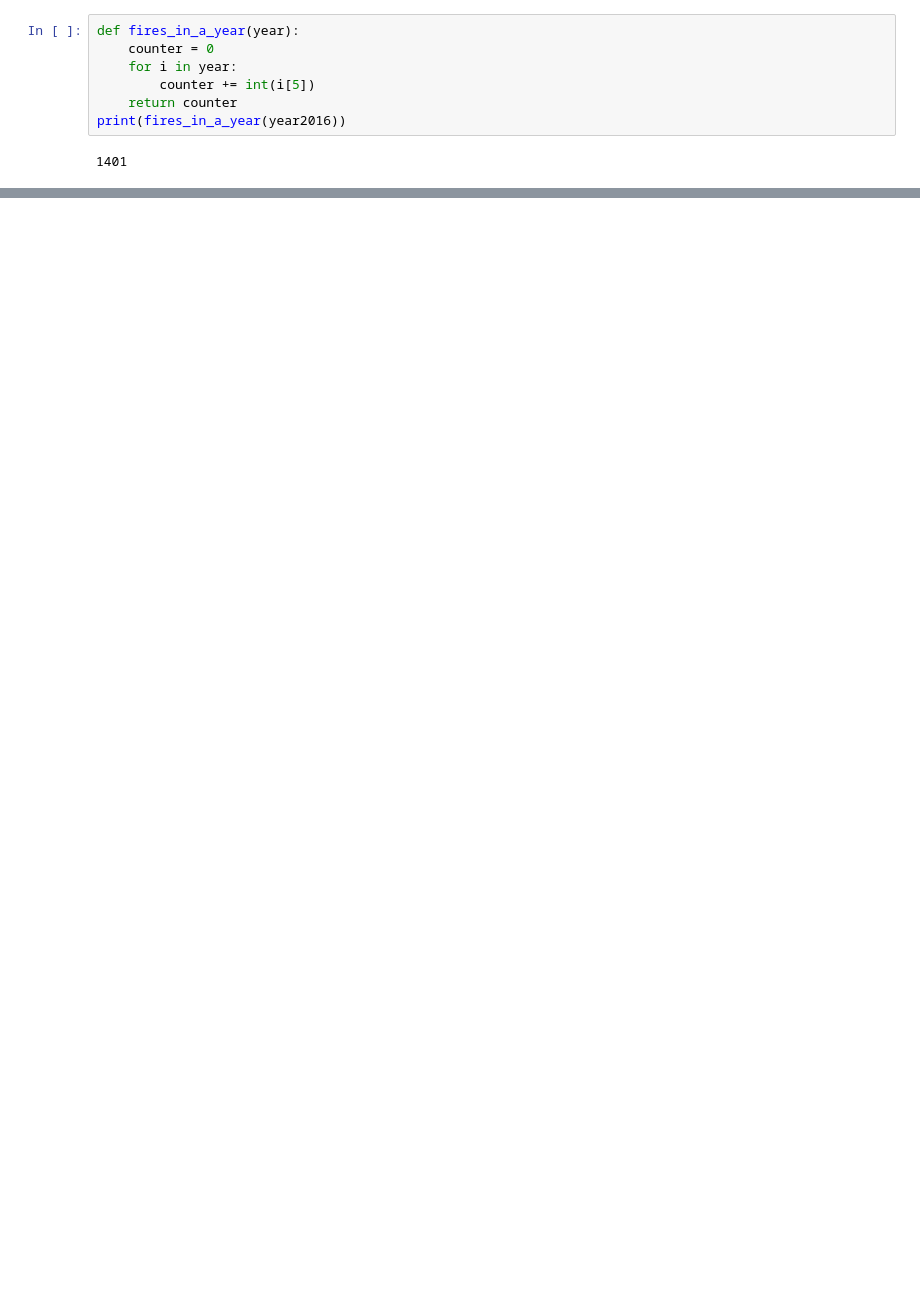
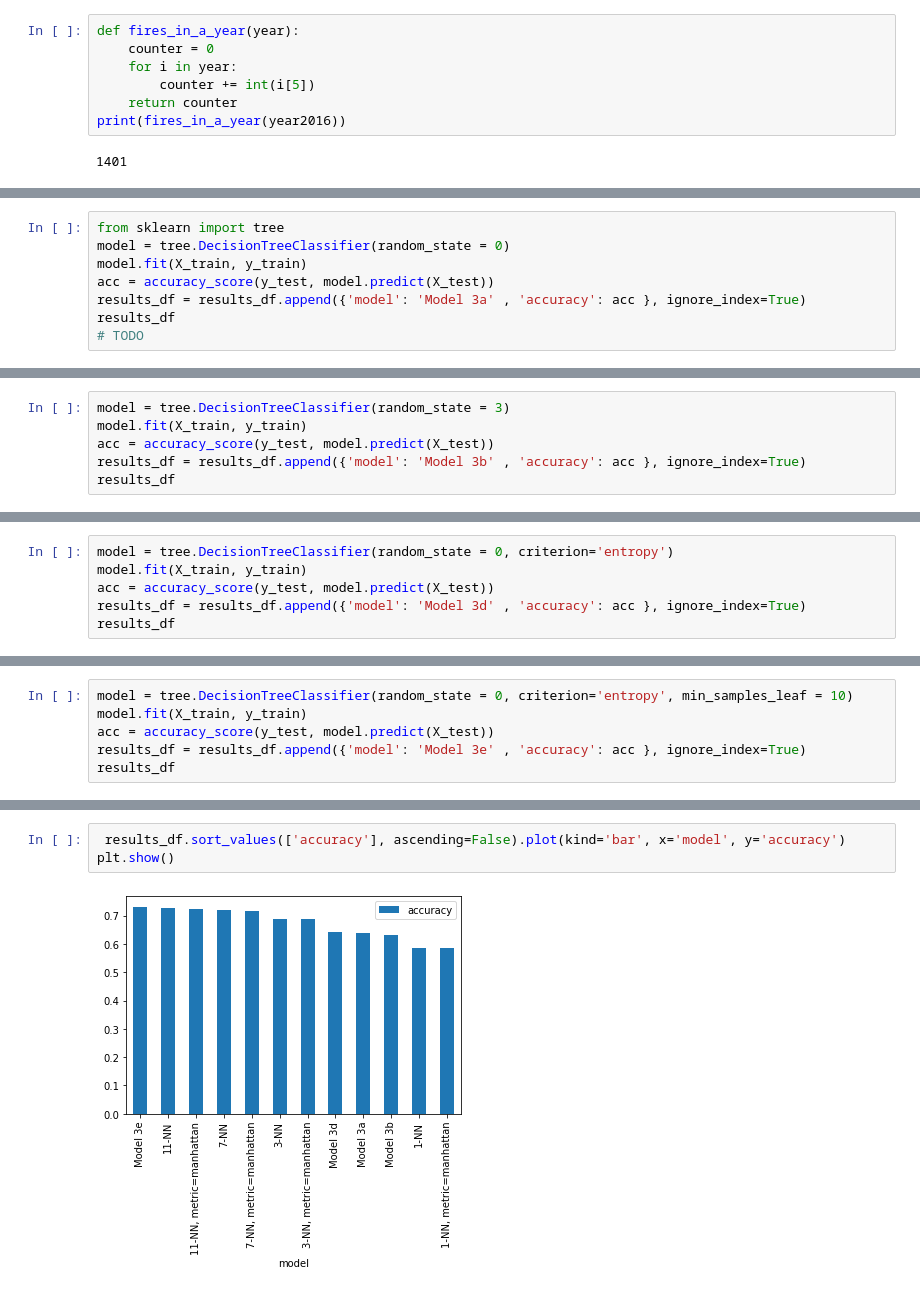
Before and after one commit to KatiIlus/IDC_Project_Fires_in_Estonia, a Jupyter notebook: Fires_in_Estonia.ipynb, the cells around one changed output, grey strips where cells are left out. Drawn from its saved outputs; the diff is of its cells as text; blank space fills up the shorter version.

```diff
--- a/Fires_in_Estonia.ipynb
+++ b/Fires_in_Estonia.ipynb
@@ -106,0 +305,8 @@ plt.show()
+# %%
+from sklearn import tree
+model = tree.DecisionTreeClassifier(random_state = 0)
+model.fit(X_train, y_train)
+acc = accuracy_score(y_test, model.predict(X_test))
+results_df = results_df.append({'model': 'Model 3a' , 'accuracy': acc }, ignore_index=True)
+results_df
+# TODO
@@ -106,0 +324,6 @@ plt.show()
+# %%
+model = tree.DecisionTreeClassifier(random_state = 3)
+model.fit(X_train, y_train)
+acc = accuracy_score(y_test, model.predict(X_test))
+results_df = results_df.append({'model': 'Model 3b' , 'accuracy': acc }, ignore_index=True)
+results_df
@@ -106,0 +342,6 @@ plt.show()
+# %%
+model = tree.DecisionTreeClassifier(random_state = 0, criterion='entropy')
+model.fit(X_train, y_train)
+acc = accuracy_score(y_test, model.predict(X_test))
+results_df = results_df.append({'model': 'Model 3d' , 'accuracy': acc }, ignore_index=True)
+results_df
@@ -106,0 +361,6 @@ plt.show()
+# %%
+model = tree.DecisionTreeClassifier(random_state = 0, criterion='entropy', min_samples_leaf = 10)
+model.fit(X_train, y_train)
+acc = accuracy_score(y_test, model.predict(X_test))
+results_df = results_df.append({'model': 'Model 3e' , 'accuracy': acc }, ignore_index=True)
+results_df
@@ -106,0 +381,5 @@ plt.show()
+# %%
+ results_df.sort_values(['accuracy'], ascending=False).plot(kind='bar', x='model', y='accuracy')
+plt.show()
+# %% [output]
+[figure, added]
```
Also changed, not shown: parts of 24 cells of this notebook.
